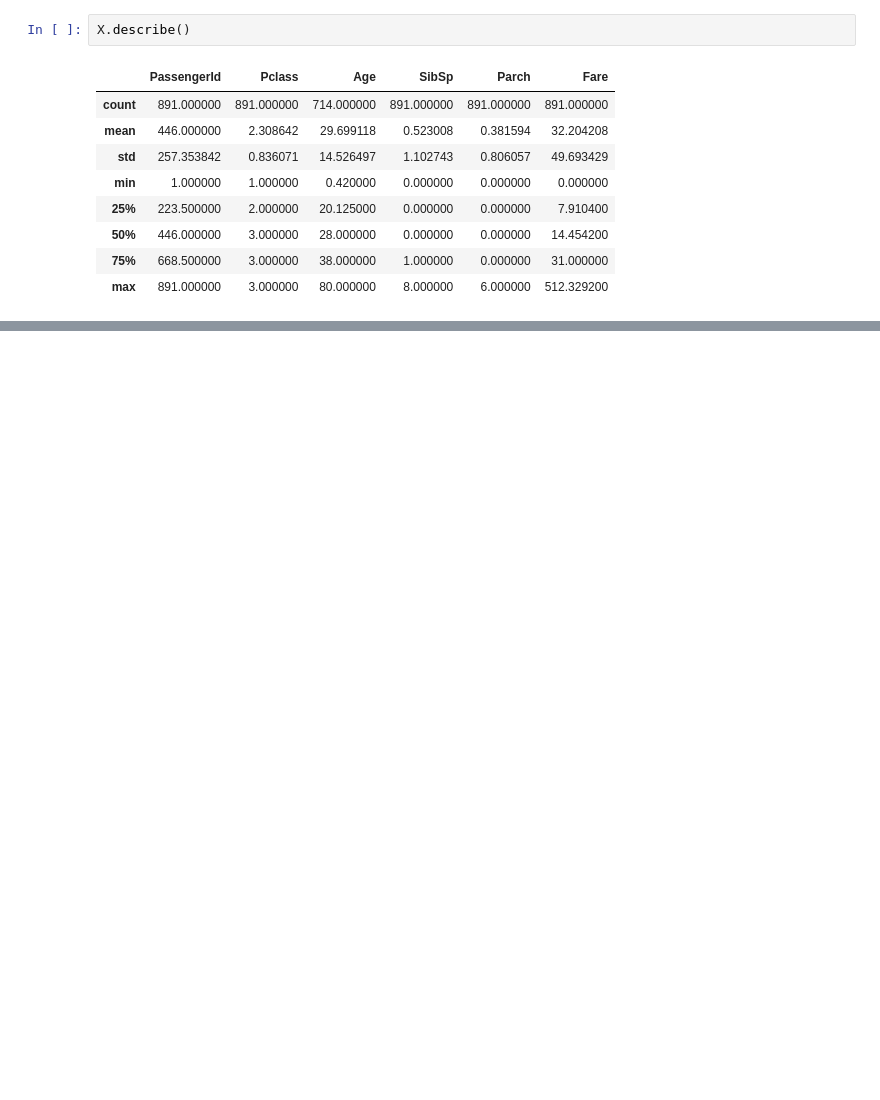
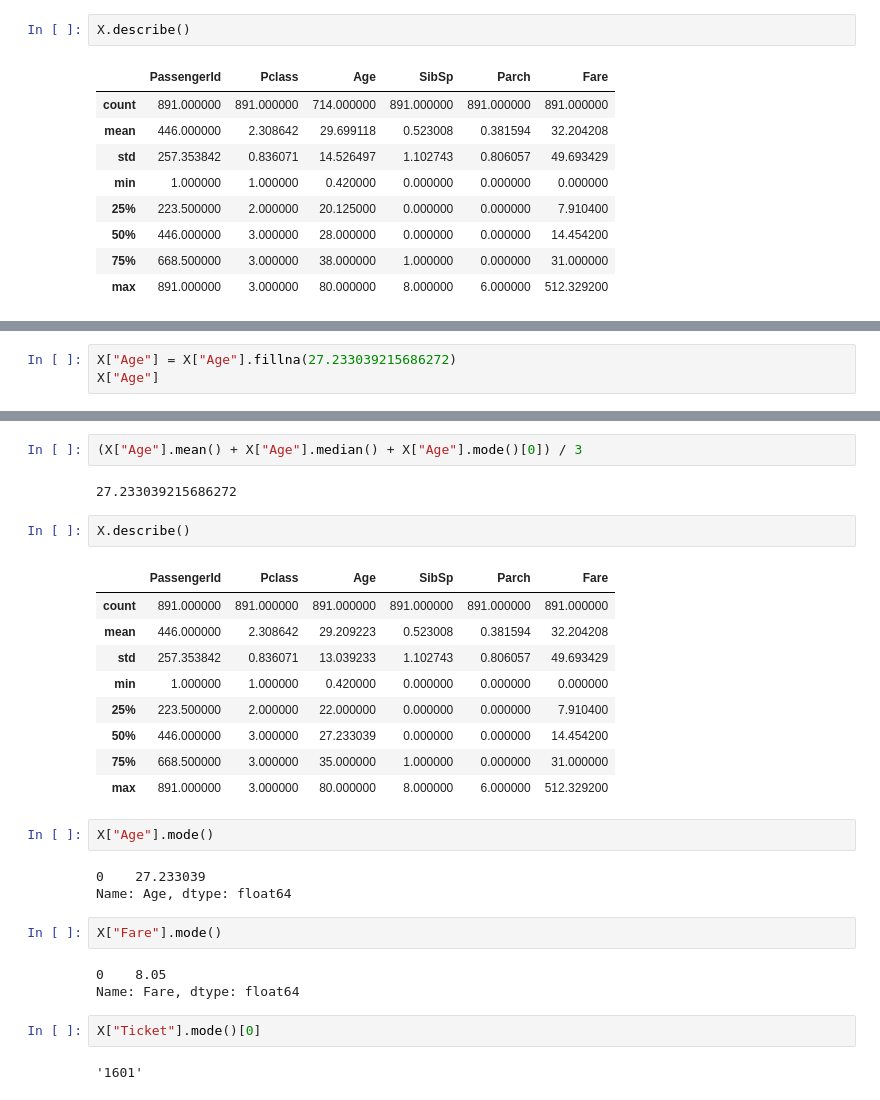
Before and after one commit to Ivanrs297/data-analytics, a Jupyter notebook: notebooks/2.titanic.ipynb, the cells around one changed output, grey strips where cells are left out. Cells and saved outputs as stored; diff of their text form; blank space fills up the shorter version.

```diff
--- a/notebooks/2.titanic.ipynb
+++ b/notebooks/2.titanic.ipynb
@@ -87,0 +95,3 @@ X.describe()
+# %%
+X["Age"] = X["Age"].fillna(27.233039215686272)
+X["Age"]
@@ -87,0 +111,30 @@ X.describe()
+# %%
+(X["Age"].mean() + X["Age"].median() + X["Age"].mode()[0]) / 3
+# %% [output]
+27.233039215686272
+# %%
+X.describe()
+# %% [output]
+|  | PassengerId | Pclass | Age | SibSp | Parch | Fare |
+| count | 891.000000 | 891.000000 | 891.000000 | 891.000000 | 891.000000 | 891.000000 |
+| mean | 446.000000 | 2.308642 | 29.209223 | 0.523008 | 0.381594 | 32.204208 |
+| std | 257.353842 | 0.836071 | 13.039233 | 1.102743 | 0.806057 | 49.693429 |
+| min | 1.000000 | 1.000000 | 0.420000 | 0.000000 | 0.000000 | 0.000000 |
+| 25% | 223.500000 | 2.000000 | 22.000000 | 0.000000 | 0.000000 | 7.910400 |
+| 50% | 446.000000 | 3.000000 | 27.233039 | 0.000000 | 0.000000 | 14.454200 |
+| 75% | 668.500000 | 3.000000 | 35.000000 | 1.000000 | 0.000000 | 31.000000 |
+| max | 891.000000 | 3.000000 | 80.000000 | 8.000000 | 6.000000 | 512.329200 |
+# %%
+X["Age"].mode()
+# %% [output]
+0    27.233039
+Name: Age, dtype: float64
+# %%
+X["Fare"].mode()
+# %% [output]
+0    8.05
+Name: Fare, dtype: float64
+# %%
+X["Ticket"].mode()[0]
+# %% [output]
+'1601'
```
Also changed, not shown: parts of 3 cells of this notebook.
